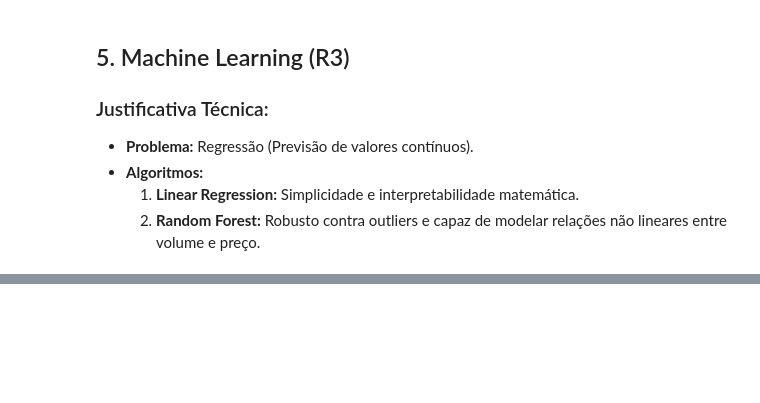
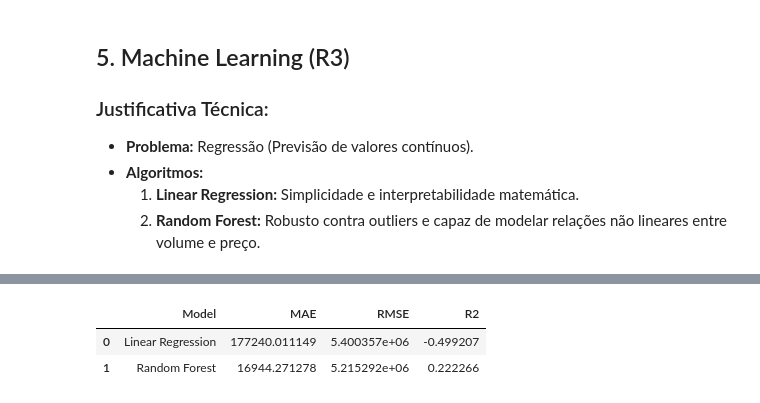
Before and after one commit to barbaragodoy/analises-series-temporais-BMFBovespa, a Jupyter notebook: N2_analise=series_temporais_BMFBovespa_Acoes.ipynb, the cells around one changed output, grey strips where cells are left out. Cells and saved outputs as stored; diff of their text form; code cells hidden in the pictures; blank space fills up the shorter version.

```diff
--- a/N2_analise=series_temporais_BMFBovespa_Acoes.ipynb
+++ b/N2_analise=series_temporais_BMFBovespa_Acoes.ipynb
@@ -379,22 +379,21 @@ plt.show()
     1. **Linear Regression:** Simplicidade e interpretabilidade matemática.
     2. **Random Forest:** Robusto contra outliers e capaz de modelar relações não lineares entre volume e preço.
 # %%
-from sklearn.model_selection import train_test_split
+from sklearn.model_selection import TimeSeriesSplit
 from sklearn.linear_model import LinearRegression
 from sklearn.ensemble import RandomForestRegressor
 from sklearn.metrics import mean_absolute_error, mean_squared_error, r2_score
 import numpy as np
 import pandas as pd
 import kagglehub
+import time
 
-# Correção do Erro: Garantir que a variável 'path' exista
 try:
     path
 except NameError:
     print("Variável 'path' não encontrada. Recuperando caminho do dataset...")
     path = kagglehub.dataset_download("brunotly/bmfbovespas-time-series-19862019")
 
-# Recarregamento robusto para garantir que todas as colunas existam
 def ensure_data_ready(file_path):
     cols = {
         'Opening Price': 'Preco_abertura',
@@ -403,48 +402,73 @@ def ensure_data_ready(file_path):
         'Last Trade Price': 'Preco_fechamento',
         'Volume Of Traded Stocks': 'Volume_total'
     }
-
-    # Lendo apenas o necessário para evitar erros de memória e garantir presença das colunas
     df = pd.read_csv(
         f"{file_path}/BMFBovespa_Cons_Dataset_1986-2019.csv",
         encoding='latin-1',
         usecols=list(cols.keys()),
         low_memory=False
     )
-    return df.rename(columns=cols).dropna()
+    df = df.rename(columns=cols)
+    return df.dropna()
 
-# Preparando os dados especificamente para o modelo
 df_ml_final = ensure_data_ready(path)
 
-features = ['Preco_abertura', 'Preco_max', 'Preco_min', 'Volume_total']
-target = 'Preco_fechamento'
+# Engenharia de Features
+df_ml_final['fechamento_lag_1'] = df_ml_final['Preco_fechamento'].shift(1)
+df_ml_final['fechamento_lag_2'] = df_ml_final['Preco_fechamento'].shift(2)
+df_ml_final['fechamento_lag_3'] = df_ml_final['Preco_fechamento'].shift(3)
+df_ml_final['media_movel_7'] = df_ml_final['Preco_fechamento'].rolling(window=7).mean()
+df_ml_final['media_movel_21'] = df_ml_final['Preco_fechamento'].rolling(window=21).mean()
+df_ml_final['retorno_1d'] = df_ml_final['Preco_fechamento'].pct_change()
+df_ml_final['retorno_7d'] = df_ml_final['Preco_fechamento'].pct_change(periods=7)
+df_ml_final['amplitude_dia'] = df_ml_final['Preco_max'] - df_ml_final['Preco_min']
+df_ml_final['variacao_abertura_fechamento'] = df_ml_final['Preco_fechamento'] - df_ml_final['Preco_abertura']
+df_ml_final['target'] = df_ml_final['Preco_fechamento'].shift(-1)
+
+df_ml_final = df_ml_final.dropna()
+if df_ml_final.isin([np.inf, -np.inf]).any().any():
+    df_ml_final = df_ml_final.replace([np.inf, -np.inf], np.nan).dropna()
+
+features = ['Preco_abertura', 'Preco_max', 'Preco_min', 'Volume_total', 'fechamento_lag_1', 'fechamento_lag_2', 'fechamento_lag_3', 'media_movel_7', 'media_movel_21', 'retorno_1d', 'retorno_7d', 'amplitude_dia', 'variacao_abertura_fechamento']
+target = 'target'
 
 X = df_ml_final[features]
 y = df_ml_final[target]
 
-# Split Treino/Teste (80/20)
-X_train, X_test, y_train, y_test = train_test_split(X, y, test_size=0.2, random_state=42)
+def evaluate_model(name, y_true, y_pred, fold):
+    mae = mean_absolute_error(y_true, y_pred)
+    rmse = np.sqrt(mean_squared_error(y_true, y_pred))
+    r2 = r2_score(y_true, y_pred)
+    print(f"--- {name} | Fold {fold} ---")
+    print(f"MAE: {mae:.2f} | RMSE: {rmse:.2f} | R² Score: {r2:.4f}\n")
+    return {'Model': name, 'Fold': fold, 'MAE': mae, 'RMSE': rmse, 'R2': r2}
 
-def evaluate_model(name, y_true, y_pred):
-    mae = mean_absolute_error(y_true, y_pred)
-    mse = mean_squared_error(y_true, y_pred)
-    rmse = np.sqrt(mse)
-    r2 = r2_score(y_true, y_pred)
-    print(f"--- Métricas: {name} ---")
-    print(f"MAE: {mae:.2f} | RMSE: {rmse:.2f} | R² Score: {r2:.4f}\n")
-    return {'Model': name, 'MAE': mae, 'RMSE': rmse, 'R2': r2}
+tscv = TimeSeriesSplit(n_splits=5)
+all_results = []
 
-# 1. Linear Regression
-lr_model = LinearRegression()
-lr_model.fit(X_train, y_train)
-lr_preds = lr_model.predict(X_test)
+for fold, (train_index, test_index) in enumerate(tscv.split(X), start=1):
+    print(f"\n================ FOLD {fold} ================")
+    X_train, X_test = X.iloc[train_index], X.iloc[test_index]
+    y_train, y_test = y.iloc[train_index], y.iloc[test_index]
 
-# 2. Random Forest (Amostra para viabilidade no ambiente Colab)
-rf_model = RandomForestRegressor(n_estimators=20, max_depth=8, random_state=42, n_jobs=-1)
-rf_model.fit(X_train.iloc[:30000], y_train.iloc[:30000])
-rf_preds = rf_model.predict(X_test)
+    # Regressão Linear
+    start = time.time()
+    lr_model = LinearRegression()
+    lr_model.fit(X_train, y_train)
+    all_results.append(evaluate_model("Linear Regression", y_test, lr_model.predict(X_test), fold))
+    print(f"Tempo Linear Regression: {time.time()-start:.2f}s")
 
-results = []
-results.append(evaluate_model("Linear Regression", y_test, lr_preds))
-results.append(evaluate_model("Random Forest", y_test, rf_preds))
+    # Random Forest com Amostragem (Max 100k linhas para evitar travamento)
+    start = time.time()
+    sample_size = min(len(X_train), 100000)
+    X_train_sample = X_train.iloc[-sample_size:]
+    y_train_sample = y_train.iloc[-sample_size:]
+
+    rf_model = RandomForestRegressor(n_estimators=30, max_depth=8, n_jobs=-1, random_state=42)
+    rf_model.fit(X_train_sample, y_train_sample)
+    all_results.append(evaluate_model("Random Forest", y_test, rf_model.predict(X_test), fold))
+    print(f"Tempo Random Forest: {time.time()-start:.2f}s")
+
+results_df = pd.DataFrame(all_results)
+display(results_df.groupby("Model")[["MAE", "RMSE", "R2"]].mean().reset_index())
 # %% [output]
@@ -455,0 +492,3 @@ MAE: 32776.32 | RMSE: 21999265.13 | R² Score: 0.0568
+|  | Model | MAE | RMSE | R2 |
+| 0 | Linear Regression | 177240.011149 | 5.400357e+06 | -0.499207 |
+| 1 | Random Forest | 16944.271278 | 5.215292e+06 | 0.222266 |
```
Also changed, not shown: parts of 5 cells of this notebook.
